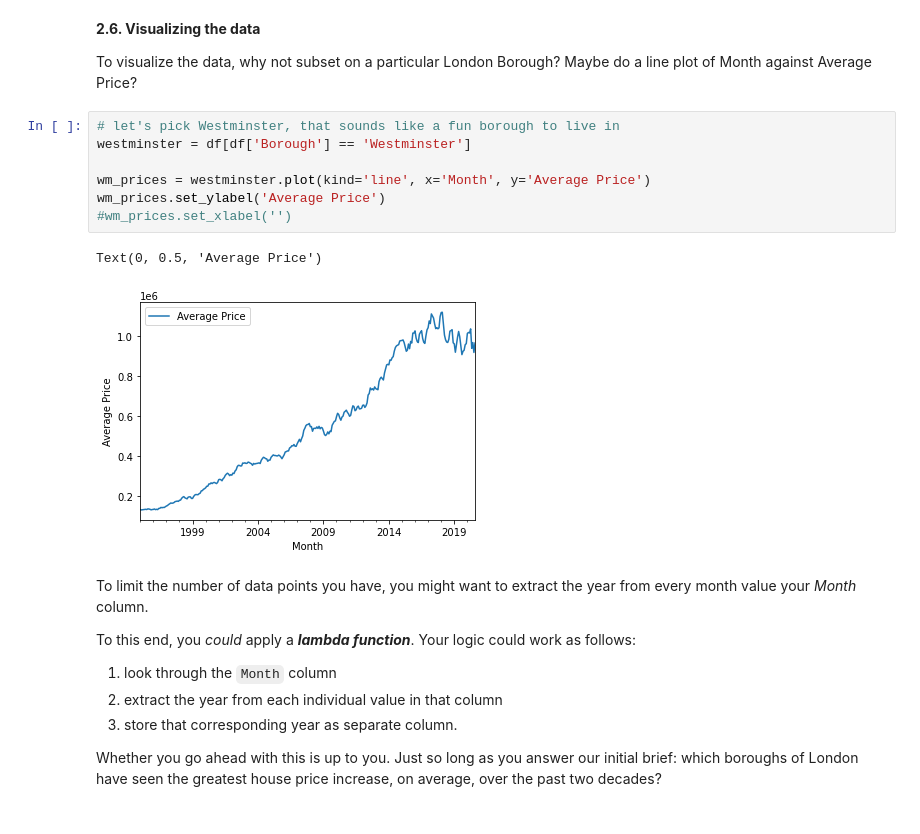
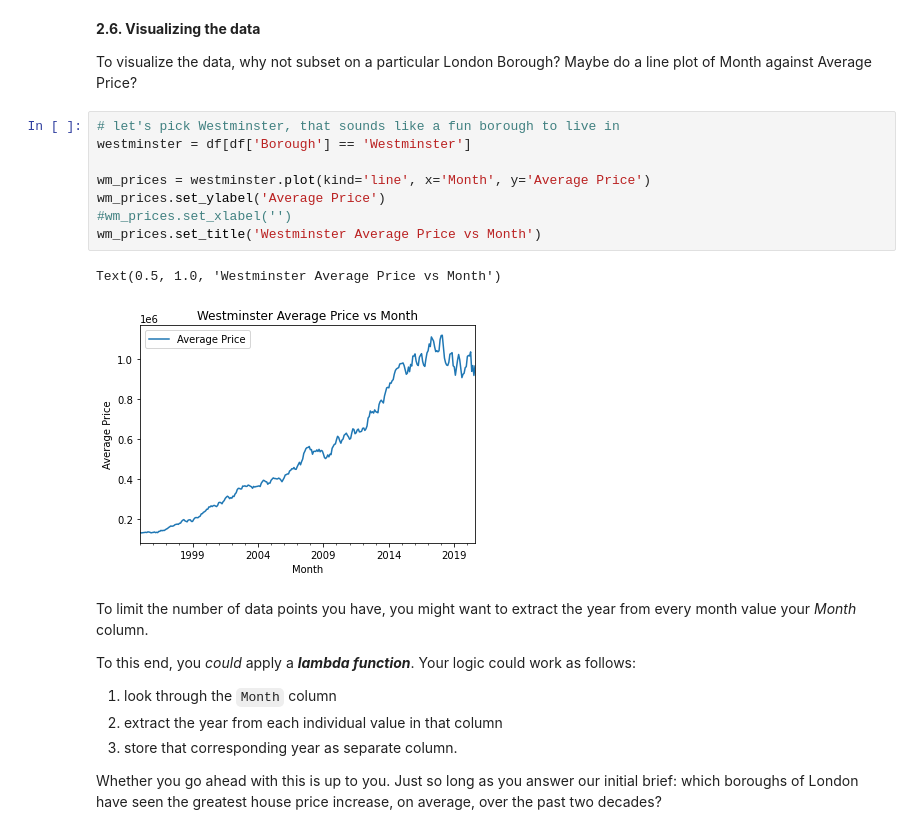
Before and after one commit to dna-witch/Springboard, a Jupyter notebook: Unit 4/Unit 4 Challenge - Tier 3.ipynb, the cells around one changed output. Cells and saved outputs as stored; diff of their text form.

Commit message:
updated notebook - 06NOV2020
data visualization and some modelling

```diff
--- a/Unit 4/Unit 4 Challenge - Tier 3.ipynb
+++ b/Unit 4/Unit 4 Challenge - Tier 3.ipynb
@@ -355,13 +355,14 @@ To visualize the data, why not subset on a particular London Borough? Maybe do a
 # %%
 # let's pick Westminster, that sounds like a fun borough to live in
 westminster = df[df['Borough'] == 'Westminster']
 
 wm_prices = westminster.plot(kind='line', x='Month', y='Average Price')
 wm_prices.set_ylabel('Average Price')
 #wm_prices.set_xlabel('')
+wm_prices.set_title('Westminster Average Price vs Month')
 # %% [output]
-Text(0, 0.5, 'Average Price')
+Text(0.5, 1.0, 'Westminster Average Price vs Month')
-[figure, old version]
+[figure, new version]
 # %% [markdown]
 To limit the number of data points you have, you might want to extract the year from every month value your *Month* column.
 
```
Also changed, not shown: parts of 7 cells of this notebook.
